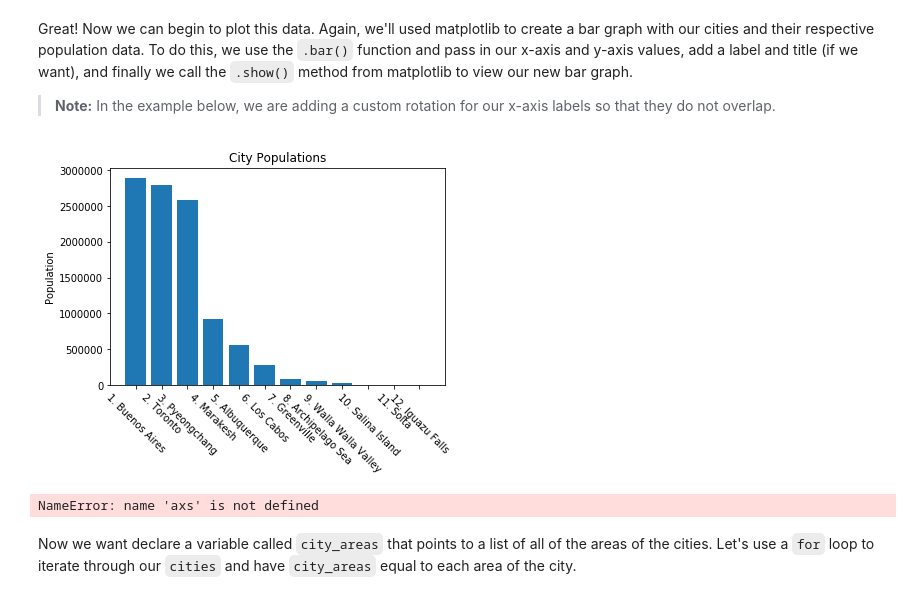
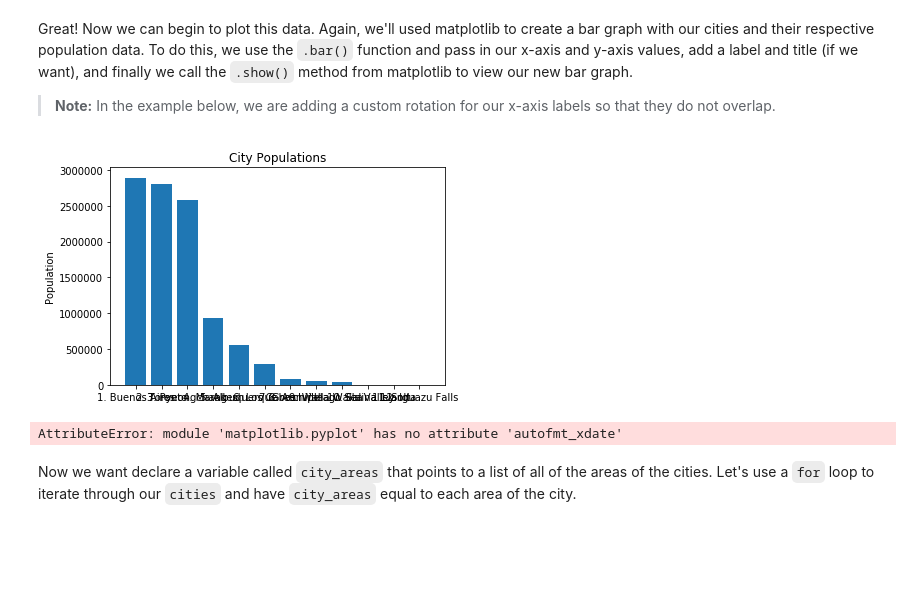
Before and after one commit to UpwardTrajectory/dsc-1-01-20-looping-over-collections-lab-seattle-ds-career-040119, a Jupyter notebook: index.ipynb, the cells around one changed output. Drawn from its saved outputs; the diff is of its cells as text; code cells hidden in the pictures; blank space fills up the shorter version.

```diff
--- a/index.ipynb
+++ b/index.ipynb
@@ -168,15 +168,15 @@ Great! Now we can begin to plot this data. Again, we'll used matplotlib to creat
 # %%
 plt.bar(names_and_ranks, city_populations)
 #plt.xticks(rotation=-45)
 plt.ylabel('Population')
 plt.title('City Populations')
 #plt.xticks(size = 12)
 plt.show()
-pl
+plt.autofmt_xdate()
 #plt.setp(axs[1].xaxis.get_majorticklabels(), rotation=70, horizontalalignment = 'right' )
 # %% [output]
-[figure, old version]
+[figure, new version]
-NameError: name 'axs' is not defined
+AttributeError: module 'matplotlib.pyplot' has no attribute 'autofmt_xdate'
 # %% [markdown]
 Now we want declare a variable called `city_areas` that points to a list of all of the areas of the cities.  Let's use a `for` loop to iterate through our `cities` and have `city_areas` equal to each area of the city.
 # %%
```
